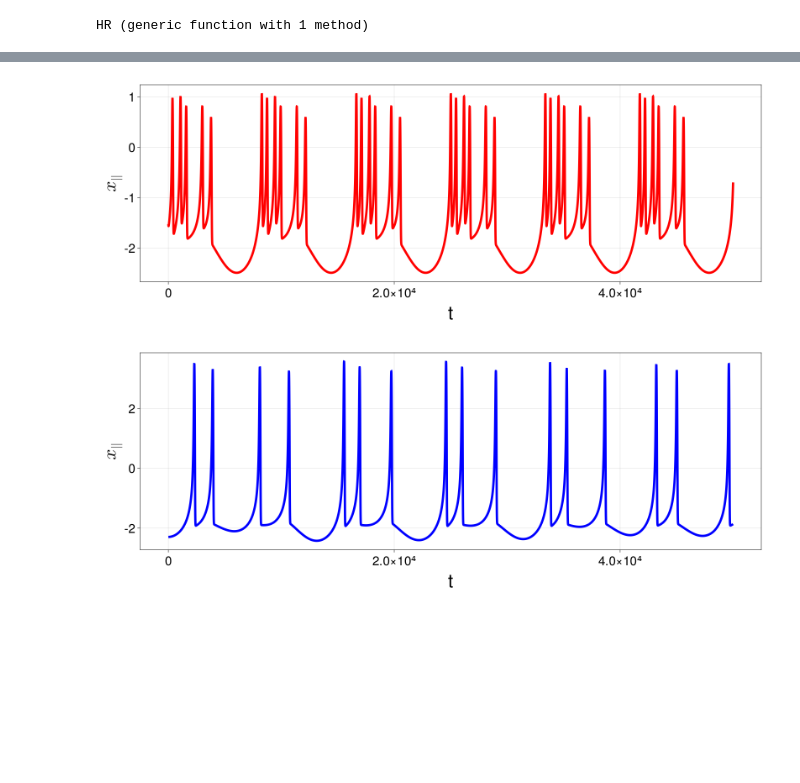
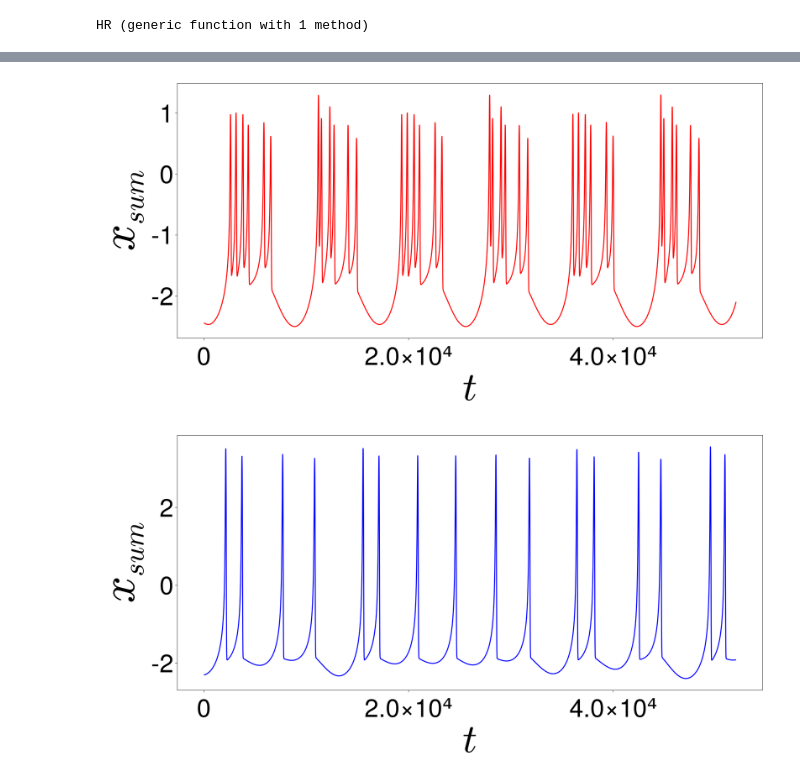
Before and after one commit to SergeyNovak777/dynamical-systems, a Jupyter notebook: Hindmarrh Rose/timeseries, projection/Projection, timeseries for orbit diagram from article.ipynb, the cells around one changed output, grey strips where cells are left out. Cells and saved outputs as stored; diff of their text form; code cells hidden in the pictures; blank space fills up the shorter version.

```diff
--- a/Hindmarrh Rose/timeseries, projection/Projection, timeseries for orbit diagram from article.ipynb
+++ b/Hindmarrh Rose/timeseries, projection/Projection, timeseries for orbit diagram from article.ipynb
@@ -28,7 +28,7 @@ HR (generic function with 1 method)
 # %%
 a = 1.; b = 3.; c = 1.; d = 5.;
 xr = -1.6; r = 0.01; s = 5.; I = 4.; xv = 2.;
-k1, k2 = 0.051, 0.051;
+k1, k2 = 0.053, 0.053;
 el_link = 0.0
 
 condition1 = SA[-1.5, 0.0, 0.0, -2.5, 0.0, 0.0]
@@ -118,16 +130,28 @@ f
 # %%
-f = Figure(resolution = (1600, 600), fontsize = 35)
-ax = Axis(f[1, 1], xlabel = "t", ylabel = L"x_{||}",
-xlabelsize = 45, ylabelsize = 45, xticklabelsize = 30, yticklabelsize = 30  )
-lines!(xsum[1:50000], linewidth = 5.5, color = "red" )
+f = Figure(resolution = (2000, 1000))
+
+ax = Axis(f[1, 1], xlabel = L"t", ylabel = L"x_{sum}",
+xlabelsize = 120, ylabelsize = 140,
+                xticklabelsize = 75, yticklabelsize = 75)
+ax.xgridvisible = false
+ax.ygridvisible = false
+lines!(ax, xsum[80000:132000], linewidth = 3.0, color = "red")
+
+save("red_timesries_0053.eps", f)
 f
 # %% [output]
-[figure, old version]
+[figure, new version]
 # %%
-f = Figure(resolution = (1600, 600), fontsize = 35)
-ax = Axis(f[1, 1], xlabel = "t", ylabel = L"x_{||}",
-xlabelsize = 45, ylabelsize = 45, xticklabelsize = 30, yticklabelsize = 30  )
-lines!(xsum1[1:50000], linewidth = 5.5, color = "blue" )
+f = Figure(resolution = (2000, 1000))
+
+ax = Axis(f[1, 1], xlabel = L"t", ylabel = L"x_{sum}",
+xlabelsize = 120, ylabelsize = 140,
+                xticklabelsize = 75, yticklabelsize = 75)
+ax.xgridvisible = false
+ax.ygridvisible = false
+lines!(ax, xsum1[80000:132000], linewidth = 3.0, color = "blue")
+
+save("blue_timesries_0053.eps", f)
 f
 # %% [output]
-[figure, old version]
+[figure, new version]
```
Also changed, not shown: parts of 5 cells of this notebook, 13 other files.
